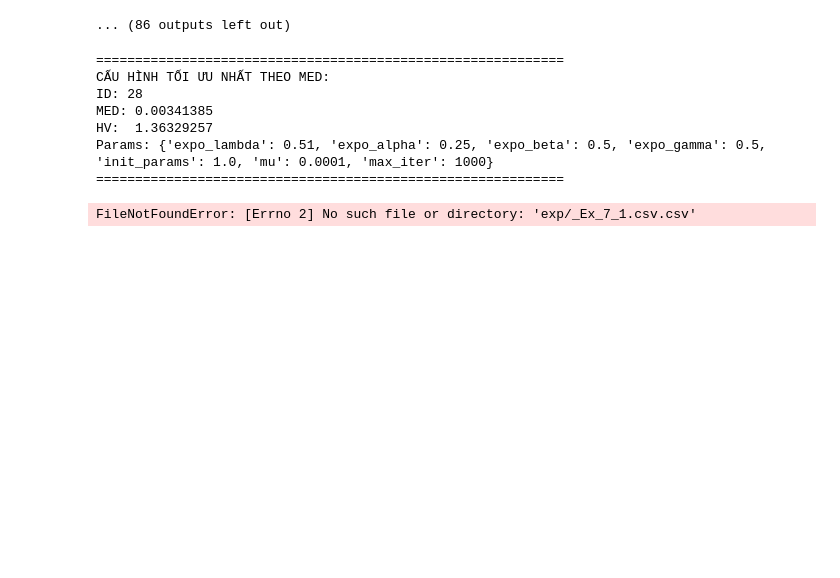
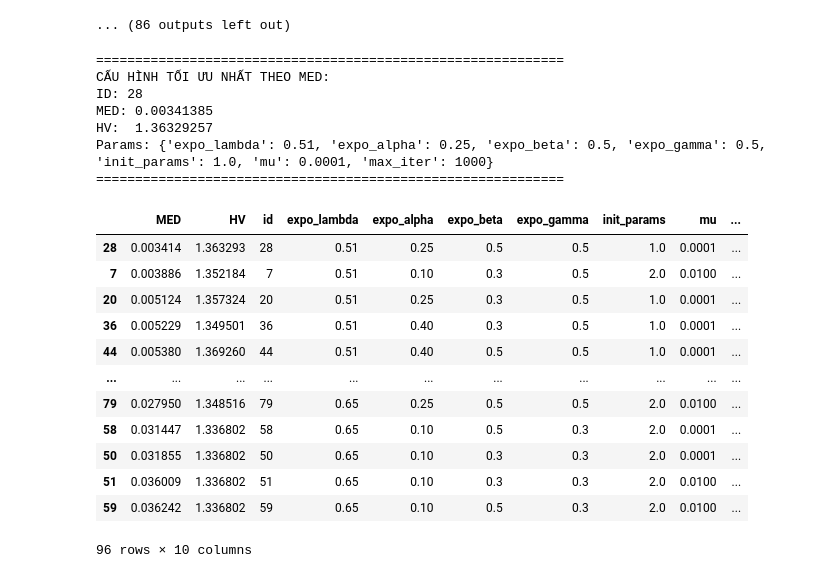
Before and after one commit to ritvien/ESP_Hypernet, a Jupyter notebook: 4_Pareto_front/Exact_Ex_7_1.ipynb, the cells around one changed output. Drawn from its saved outputs; the diff is of its cells as text; code cells hidden in the pictures; blank space fills up the shorter version.

```diff
--- a/4_Pareto_front/Exact_Ex_7_1.ipynb
+++ b/4_Pareto_front/Exact_Ex_7_1.ipynb
@@ -634,9 +634,21 @@ df = pd.json_normalize(results_log, sep='_')
 df.columns = df.columns.str.replace('params_', '')
 df.to_csv(f"exp/{case}.csv", index=False)
 # %%
-pd.read_csv('exp/_Ex_7_1.csv.csv')
+df.sort_values(by="MED")
 # %% [output]
+|  | MED | HV | id | expo_lambda | expo_alpha | expo_beta | expo_gamma | init_params | mu | ... |
+| 28 | 0.003414 | 1.363293 | 28 | 0.51 | 0.25 | 0.5 | 0.5 | 1.0 | 0.0001 | ... |
+| 7 | 0.003886 | 1.352184 | 7 | 0.51 | 0.10 | 0.3 | 0.5 | 2.0 | 0.0100 | ... |
+| 20 | 0.005124 | 1.357324 | 20 | 0.51 | 0.25 | 0.3 | 0.5 | 1.0 | 0.0001 | ... |
+| 36 | 0.005229 | 1.349501 | 36 | 0.51 | 0.40 | 0.3 | 0.5 | 1.0 | 0.0001 | ... |
+| 44 | 0.005380 | 1.369260 | 44 | 0.51 | 0.40 | 0.5 | 0.5 | 1.0 | 0.0001 | ... |
+| ... | ... | ... | ... | ... | ... | ... | ... | ... | ... | ... |
+| 79 | 0.027950 | 1.348516 | 79 | 0.65 | 0.25 | 0.5 | 0.5 | 2.0 | 0.0100 | ... |
+| 58 | 0.031447 | 1.336802 | 58 | 0.65 | 0.10 | 0.5 | 0.3 | 2.0 | 0.0001 | ... |
+| 50 | 0.031855 | 1.336802 | 50 | 0.65 | 0.10 | 0.3 | 0.3 | 2.0 | 0.0001 | ... |
+| 51 | 0.036009 | 1.336802 | 51 | 0.65 | 0.10 | 0.3 | 0.3 | 2.0 | 0.0100 | ... |
+| 59 | 0.036242 | 1.336802 | 59 | 0.65 | 0.10 | 0.5 | 0.3 | 2.0 | 0.0100 | ... |
-FileNotFoundError: [Errno 2] No such file or directory: 'exp/_Ex_7_1.csv.csv'
+96 rows × 10 columns
 # %%
 pareto_f_temp = []
 for r in test_rays:
```
Also changed, not shown: parts of 5 cells of this notebook, 2 other files.
